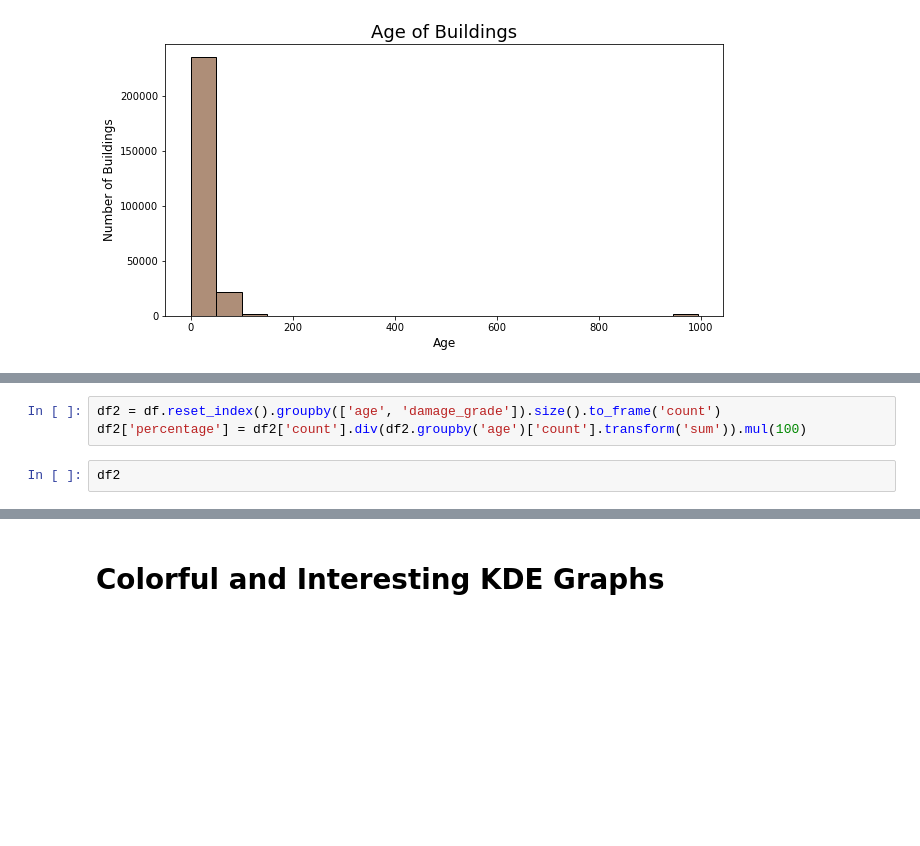
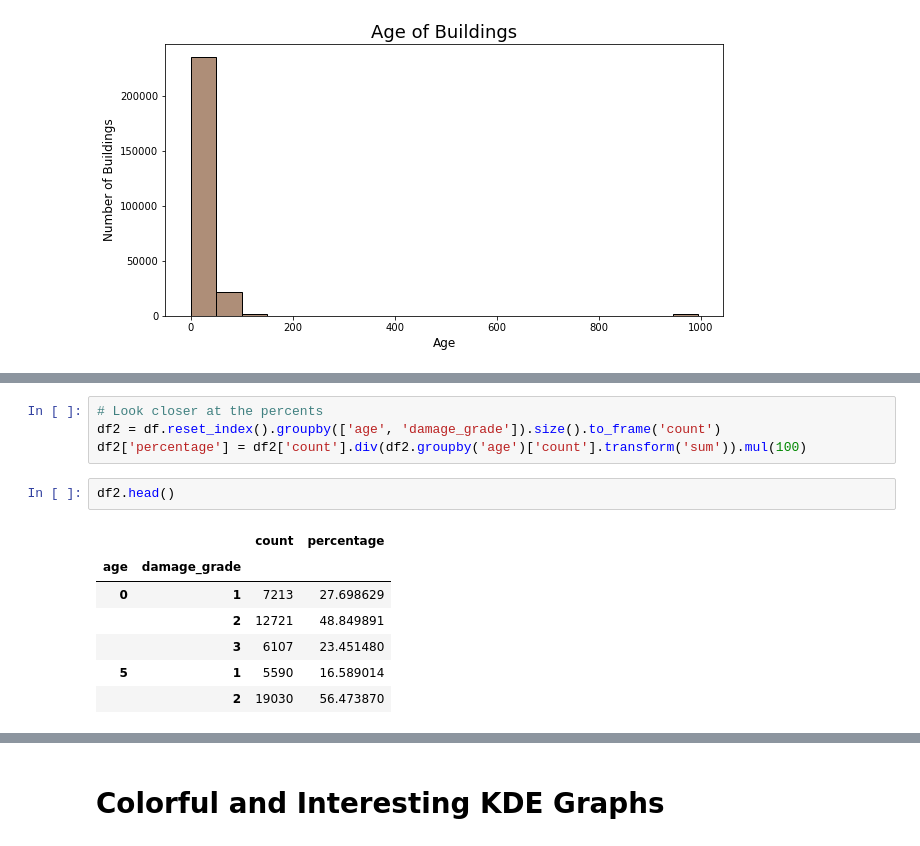
Before and after one commit to twhipple/Modeling_Earthquake_Damage, a Jupyter notebook: Modeling_Earthquake_Damage.ipynb, the cells around one changed output, grey strips where cells are left out. Drawn from its saved outputs; the diff is of its cells as text; blank space fills up the shorter version.

```diff
--- a/Modeling_Earthquake_Damage.ipynb
+++ b/Modeling_Earthquake_Damage.ipynb
@@ -213,8 +239,17 @@ old_structures['damage_grade'].value_counts()
 # %%
+# Look closer at the percents
 df2 = df.reset_index().groupby(['age', 'damage_grade']).size().to_frame('count')
 df2['percentage'] = df2['count'].div(df2.groupby('age')['count'].transform('sum')).mul(100)
 # %%
-df2
+df2.head()
+# %% [output]
+|  |  | count | percentage |
+| age | damage_grade |  |  |
+| 0 | 1 | 7213 | 27.698629 |
+|  | 2 | 12721 | 48.849891 |
+|  | 3 | 6107 | 23.451480 |
+| 5 | 1 | 5590 | 16.589014 |
+|  | 2 | 19030 | 56.473870 |
 # %%
 # Age of buildings is going to be an issue.
 plt.figure(figsize=(10,5))
```
Also changed, not shown: parts of 75 cells of this notebook, 1 other file.
